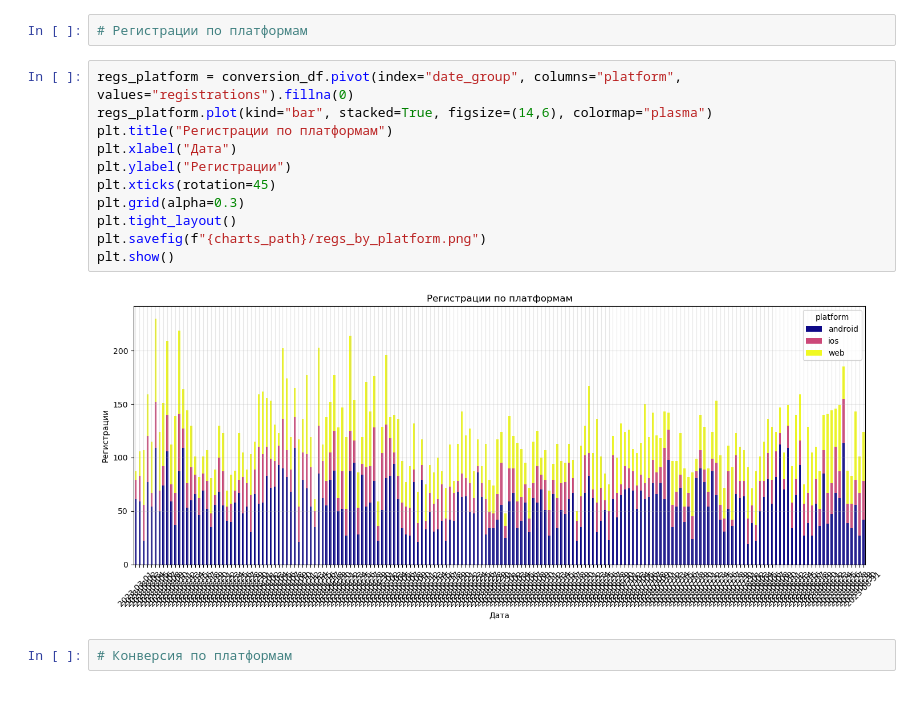
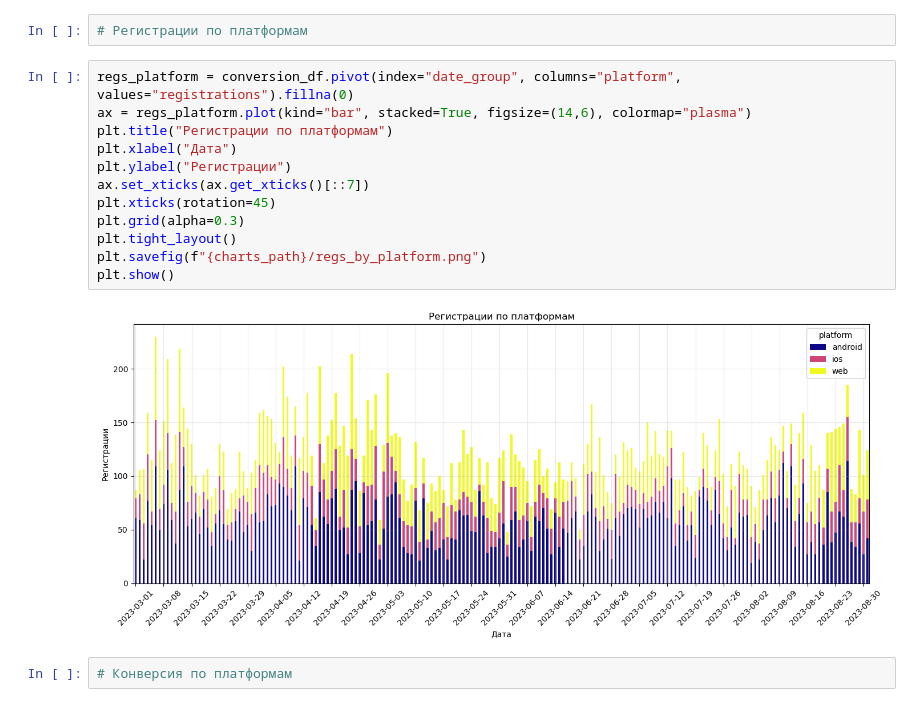
Before and after one commit to Artem-Anisimoff/data-analytics-project-100, a Jupyter notebook: charts_project.ipynb, the cells around one changed output. Saved outputs shown, nothing was run; the diff lists cells and outputs as text.

```diff
--- a/charts_project.ipynb
+++ b/charts_project.ipynb
@@ -132,17 +133,18 @@ plt.show()
 # Регистрации по платформам
 # %%
 regs_platform = conversion_df.pivot(index="date_group", columns="platform", values="registrations").fillna(0)
-regs_platform.plot(kind="bar", stacked=True, figsize=(14,6), colormap="plasma")
+ax = regs_platform.plot(kind="bar", stacked=True, figsize=(14,6), colormap="plasma")
 plt.title("Регистрации по платформам")
 plt.xlabel("Дата")
 plt.ylabel("Регистрации")
+ax.set_xticks(ax.get_xticks()[::7])
 plt.xticks(rotation=45)
 plt.grid(alpha=0.3)
 plt.tight_layout()
 plt.savefig(f"{charts_path}/regs_by_platform.png")
 plt.show()
 # %% [output]
-[figure, old version]
+[figure, new version]
 # %%
 # Конверсия по платформам
 # %%
```
Also changed, not shown: parts of 1 cell of this notebook, 1 other file.
